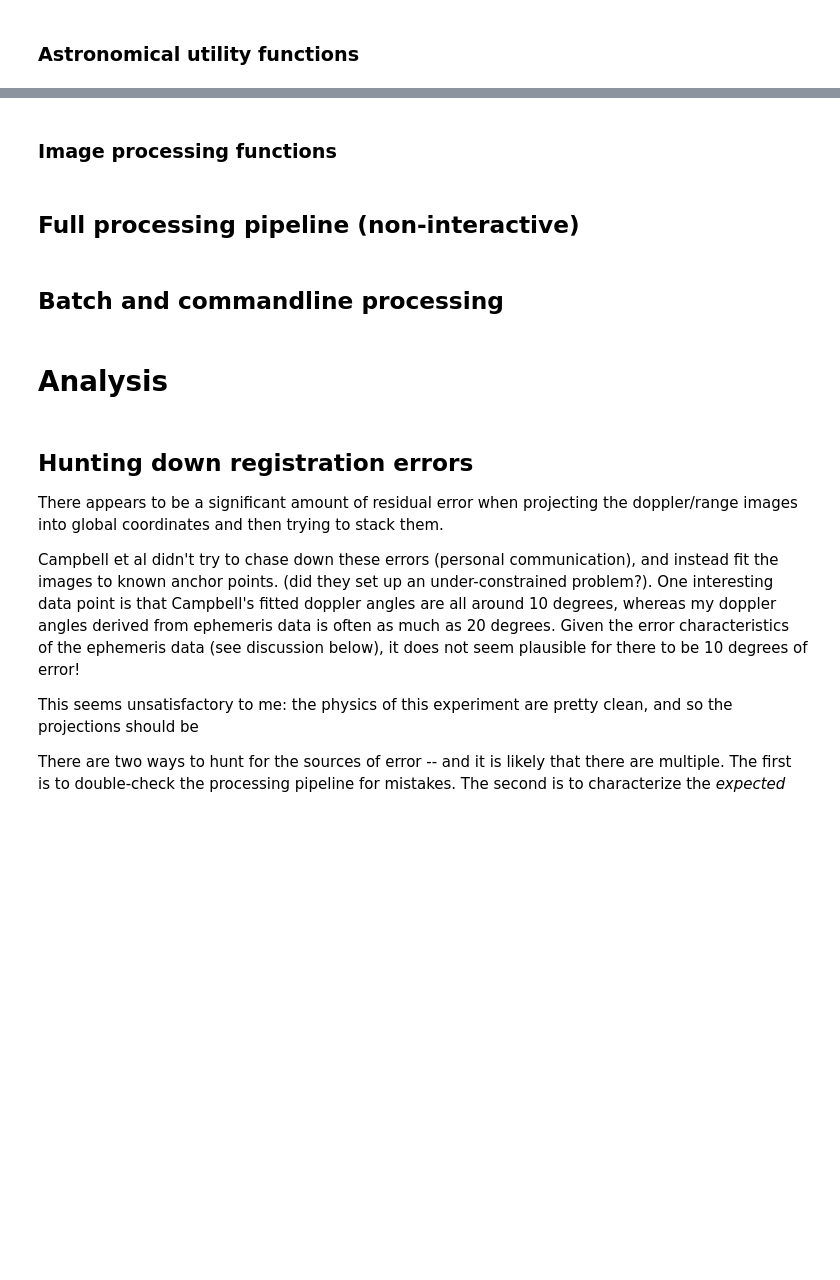
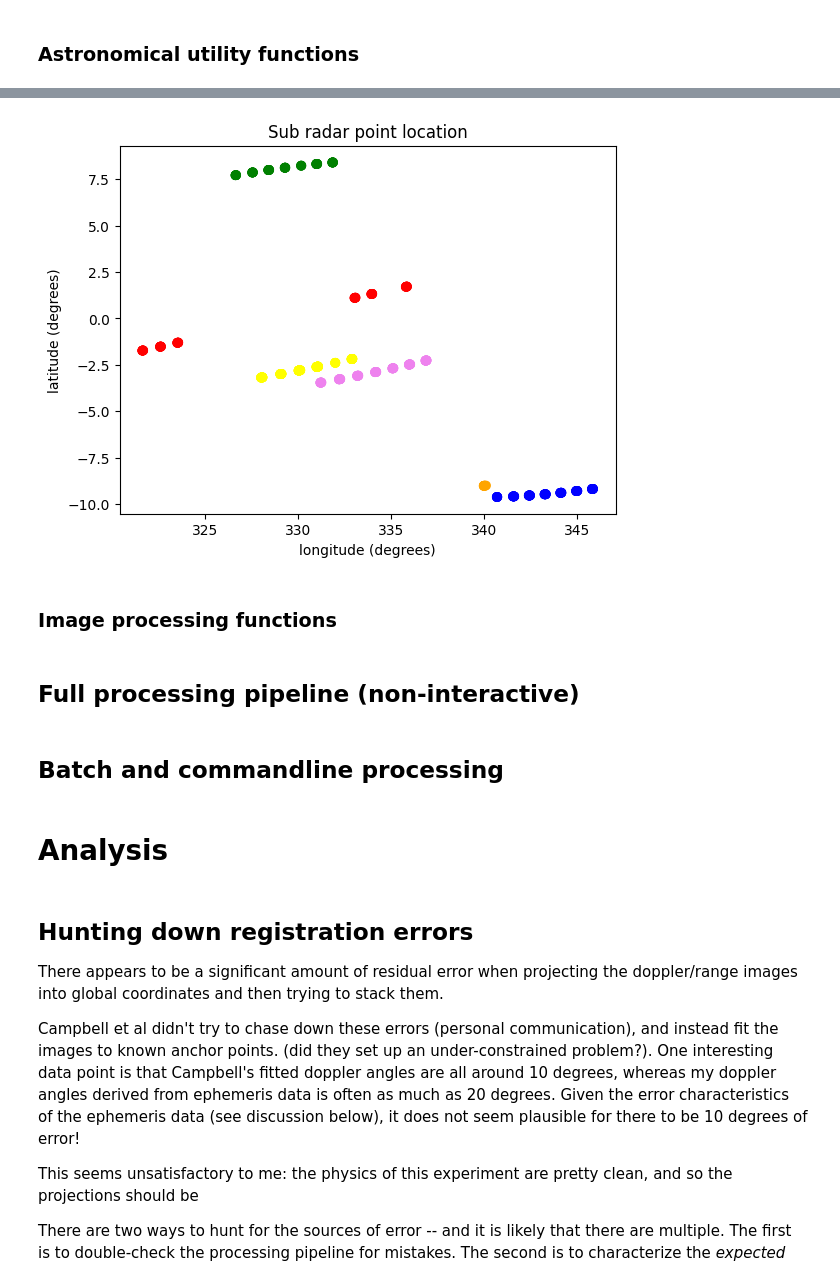
Before and after one commit to thandal/venera, a Jupyter notebook: process_radar_images.ipynb, the cells around one changed output, grey strips where cells are left out. Saved outputs shown, nothing was run; the diff lists cells and outputs as text; code cells hidden in the pictures; blank space fills up the shorter version.

```diff
--- a/process_radar_images.ipynb
+++ b/process_radar_images.ipynb
@@ -570,73 +587,86 @@ if 0: # debug: Compare ephemeris data
         END_SRP_LON_DEG_POLIASTRO.append(srp_lon.to(au.deg).value)
         END_SRP_LAT_DEG_POLIASTRO.append(srp_lat.to(au.deg).value)
 
         doppler_angle = apparentRotationAngleDelta_poliastro(obs_astrotime)
         DOP_ANG_DEG_POLIASTRO.append(doppler_angle.to(au.deg).value)
 
         doppler_angle = apparentRotationAngleDelta_poliastro_lighttime(obs_astrotime)
         DOP_ANG_DEG_POLIASTRO_LIGHTTIME.append(doppler_angle.to(au.deg).value)
 
 
 if 0: # debug
     #pl.plot(NP_DIS_ARCSEC)
     #pl.plot(NP_ANG_DEG)
     #pl.plot(DOP_ANG_DEG)
     #NP_ANG = np.array(NP_ANG)
     #pl.plot(np.where(NP_ANG > 180, NP_ANG - 360, NP_ANG))
     #pl.plot(SRP_LAT)
 
     ## Compare poliastro and horizons doppler angles -- Horizons is currently known broken...
     #pl.figure()
     #pl.plot(DOP_ANG_H_DEG, DOP_ANG_P_DEG, 'x')
     #pl.title('JPL Horizons vs poliastro doppler angles (degrees)')
 
-    pl.figure()
-    pl.plot(YEAR, np.array(RANGE_HORIZONS), '.')
-    pl.title('Range (m) by year')
-
-    # Sanity check: Campbell says that doppler angles should be <~10 degrees.
-    # After fixing doppler angle calculation, I now see them all below <~6 degrees.
-    pl.figure()
-    pl.hist(np.array(DOP_ANG_DEG_POLIASTRO) - 180.0)
-    pl.title('Histogram of doppler angles (degrees)')
-
-    pl.figure()
-    pl.plot(YEAR, np.array(DOP_ANG_DEG_POLIASTRO) - 180.0, '.')
-    pl.title('Doppler angles (degrees) by year')
-
-    # Sanity check: Doppler angle with and without lighttime should be pretty close.
-    pl.figure()
-    pl.plot(np.array(DOP_ANG_DEG_POLIASTRO) - np.array(DOP_ANG_DEG_POLIASTRO_LIGHTTIME), '.')
-    pl.title('Difference (degrees) in doppler angles with and without lighttime')
+#    pl.figure()
+#    pl.plot(YEAR, np.array(RANGE_HORIZONS), '.')
+#    pl.title('Range (m) by year')
+#
+#    # Sanity check: Campbell says that doppler angles should be <~10 degrees.
+#    # After fixing doppler angle calculation, I now see them all below <~6 degrees.
+#    pl.figure()
+#    pl.hist(np.array(DOP_ANG_DEG_POLIASTRO) - 180.0)
+#    pl.title('Histogram of doppler angles (degrees)')
+#
+#    pl.figure()
+#    pl.plot(YEAR, np.array(DOP_ANG_DEG_POLIASTRO) - 180.0, '.')
+#    pl.title('Doppler angles (degrees) by year')
+#
+#    # Sanity check: Doppler angle with and without lighttime should be pretty close.
+#    pl.figure()
+#    pl.plot(np.array(DOP_ANG_DEG_POLIASTRO) - np.array(DOP_ANG_DEG_POLIASTRO_LIGHTTIME), '.')
+#    pl.title('Difference (degrees) in doppler angles with and without lighttime')
 
     # Sanity check: sub radar points should be within ~10 degrees of the Venusian equator
     pl.figure()
-    pl.plot(SRP_LON_DEG_POLIASTRO, SRP_LAT_DEG_POLIASTRO, "ro", label='poliastro')
-    pl.plot(SRP_LON_DEG_HORIZONS, SRP_LAT_DEG_HORIZONS, "gx", label='Horizons')
-    pl.legend()
+    YC = {
+        '1988': 'red',
+        '2001': 'orange',
+        '2012': 'yellow',
+        '2015': 'green',
+        '2017': 'blue',
+        '2020': 'violet',
+          }
+    #pl.plot(SRP_LON_DEG_POLIASTRO, SRP_LAT_DEG_POLIASTRO, [YC[y] for y in YEAR], label='poliastro')
+    #pl.plot(SRP_LON_DEG_POLIASTRO, SRP_LAT_DEG_POLIASTRO, ["ro",] * len(YEAR), label='poliastro')
+    pl.scatter(SRP_LON_DEG_POLIASTRO, SRP_LAT_DEG_POLIASTRO, c=[YC[y] for y in YEAR], label='poliastro')
+    #pl.scatter(SRP_LON_DEG_POLIASTRO, SRP_LAT_DEG_POLIASTRO, c=[int(y) for y in YEAR], label='poliastro')
+    #pl.plot(SRP_LON_DEG_HORIZONS, SRP_LAT_DEG_HORIZONS, "gx", label='Horizons')
+    #pl.legend()
     pl.axis('scaled')
     pl.title('Sub radar point location')
     pl.xlabel('longitude (degrees)')
     pl.ylabel('latitude (degrees)')
-
-    # Sanity check: sub radar points from the two methods should be very close
-    pl.figure()
-    pl.plot(np.array(SRP_LON_DEG_POLIASTRO) - np.array(SRP_LON_DEG_HORIZONS), np.array(SRP_LAT_DEG_POLIASTRO) - np.array(SRP_LAT_DEG_HORIZONS), ".")
-    pl.title('Sub radar point difference (poliastro - horizons)')
-    pl.xlabel('longitude (degrees)')
-    pl.ylabel('latitude (degrees)')
-
-    # Sanity check: sub radar points from the two methods should be very close
-    pl.figure()
-    pl.plot(np.array(SRP_LON_DEG_POLIASTRO) - np.array(END_SRP_LON_DEG_POLIASTRO), np.array(SRP_LAT_DEG_POLIASTRO) - np.array(END_SRP_LAT_DEG_POLIASTRO), ".")
-    pl.title('Sub radar point difference (start - end)')
-    pl.xlabel('longitude (degrees)')
-    pl.ylabel('latitude (degrees)')
-
-    # Sanity check: elevation should be close to the zenith for Arecibo!
-    pl.figure()
-    pl.plot(AZ_DEG, EL_DEG, '.')
-    pl.title("Az/El")
+#
+#    # Sanity check: sub radar points from the two methods should be very close
+#    pl.figure()
+#    pl.plot(np.array(SRP_LON_DEG_POLIASTRO) - np.array(SRP_LON_DEG_HORIZONS), np.array(SRP_LAT_DEG_POLIASTRO) - np.array(SRP_LAT_DEG_HORIZONS), ".")
+#    pl.title('Sub radar point difference (poliastro - horizons)')
+#    pl.xlabel('longitude (degrees)')
+#    pl.ylabel('latitude (degrees)')
+#
+#    # Sanity check: sub radar points from the two methods should be very close
+#    pl.figure()
+#    pl.plot(np.array(SRP_LON_DEG_POLIASTRO) - np.array(END_SRP_LON_DEG_POLIASTRO), np.array(SRP_LAT_DEG_POLIASTRO) - np.array(END_SRP_LAT_DEG_POLIASTRO), ".")
+#    pl.title('Sub radar point difference (start - end)')
+#    pl.xlabel('longitude (degrees)')
+#    pl.ylabel('latitude (degrees)')
+#
+#    # Sanity check: elevation should be close to the zenith for Arecibo!
+#    pl.figure()
+#    pl.plot(AZ_DEG, EL_DEG, '.')
+#    pl.title("Az/El")
+# %% [output]
+[figure, added]
 # %% [markdown]
 ### Image processing functions
 # %%
```
Also changed, not shown: parts of 5 cells of this notebook, 33 other files.
